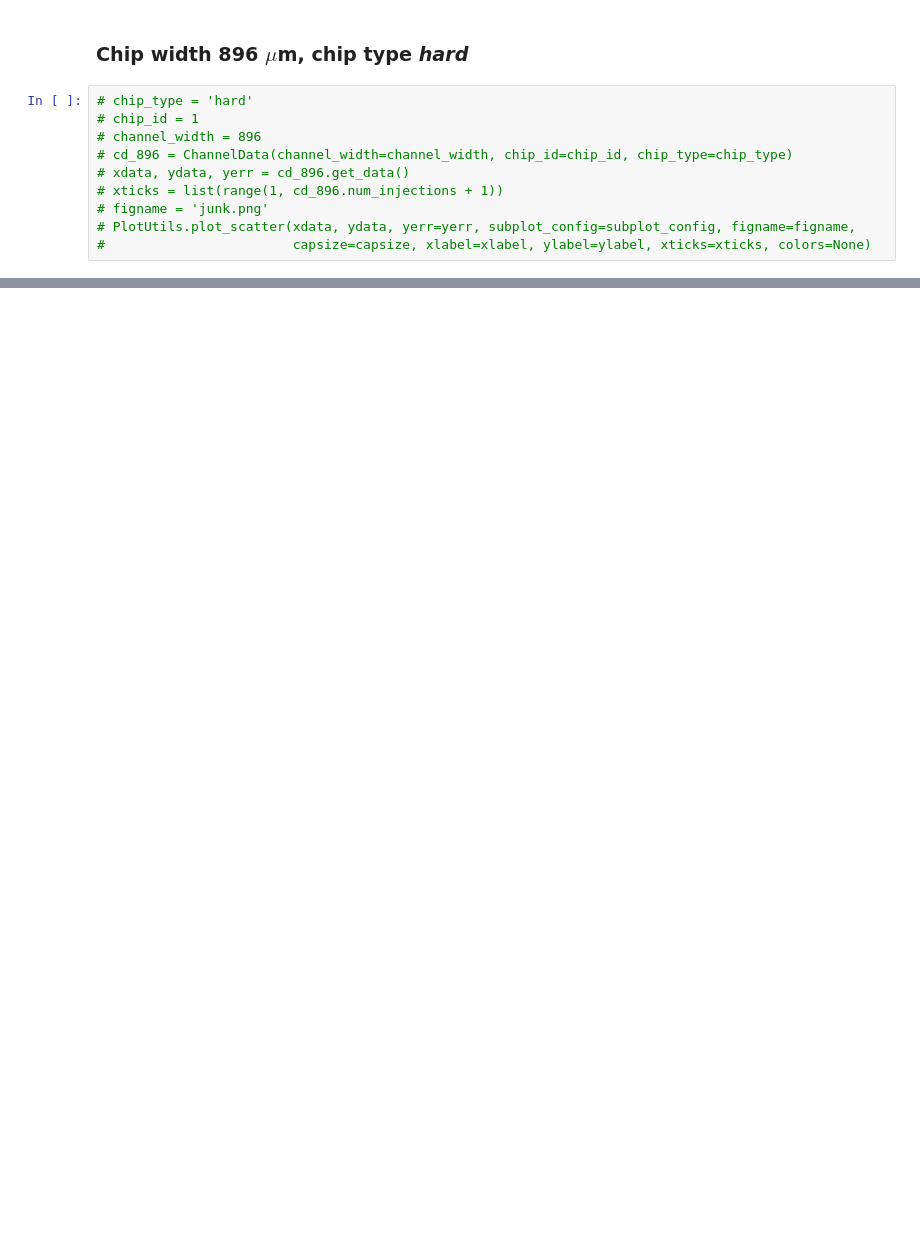
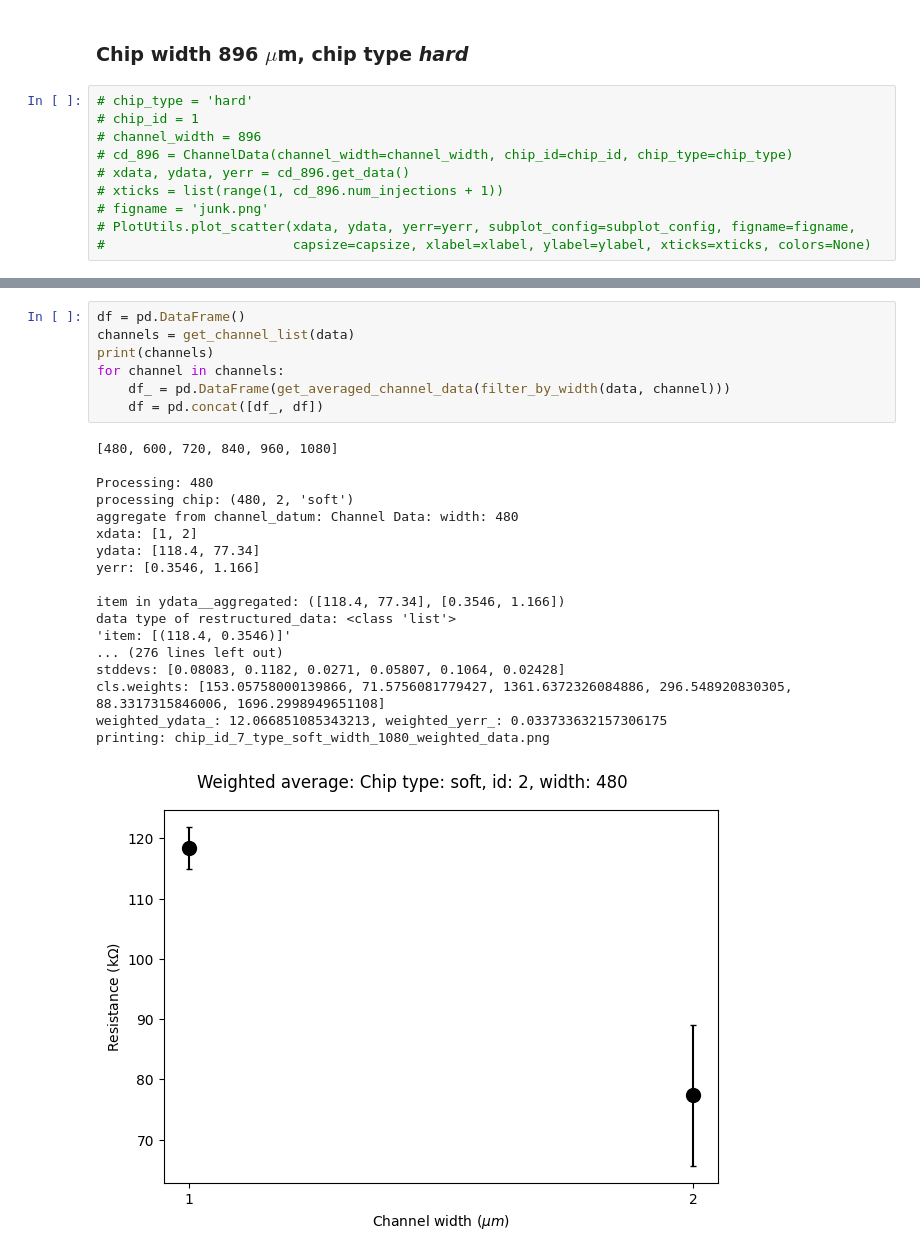
Before and after one commit to mkrause-nps/artificial-muscle, a Jupyter notebook: jupyter_notebooks/analise_thesis.ipynb, the cells around one changed output, grey strips where cells are left out. Cells and saved outputs as stored; diff of their text form; blank space fills up the shorter version.

```diff
--- a/jupyter_notebooks/analise_thesis.ipynb
+++ b/jupyter_notebooks/analise_thesis.ipynb
@@ -185,0 +307,26 @@ printing: chip_id_3_type_hard_width_996_weighted_data.png
+# %%
+df = pd.DataFrame()
+channels = get_channel_list(data)
+print(channels)
+for channel in channels:
+    df_ = pd.DataFrame(get_averaged_channel_data(filter_by_width(data, channel)))
+    df = pd.concat([df_, df])
+# %% [output]
+[480, 600, 720, 840, 960, 1080]
+
+Processing: 480
+processing chip: (480, 2, 'soft')
+aggregate from channel_datum: Channel Data: width: 480
+xdata: [1, 2]
+ydata: [118.4, 77.34]
+yerr: [0.3546, 1.166]
+
+item in ydata__aggregated: ([118.4, 77.34], [0.3546, 1.166])
+data type of restructured_data: <class 'list'>
+'item: [(118.4, 0.3546)]'
+... (276 lines left out)
+stddevs: [0.08083, 0.1182, 0.0271, 0.05807, 0.1064, 0.02428]
+cls.weights: [153.05758000139866, 71.5756081779427, 1361.6372326084886, 296.548920830305, 88.3317315846006, 1696.2998949651108]
+weighted_ydata_: 12.066851085343213, weighted_yerr_: 0.033733632157306175
+printing: chip_id_7_type_soft_width_1080_weighted_data.png
+[figure, added]
```
Also changed, not shown: parts of 28 cells of this notebook.
